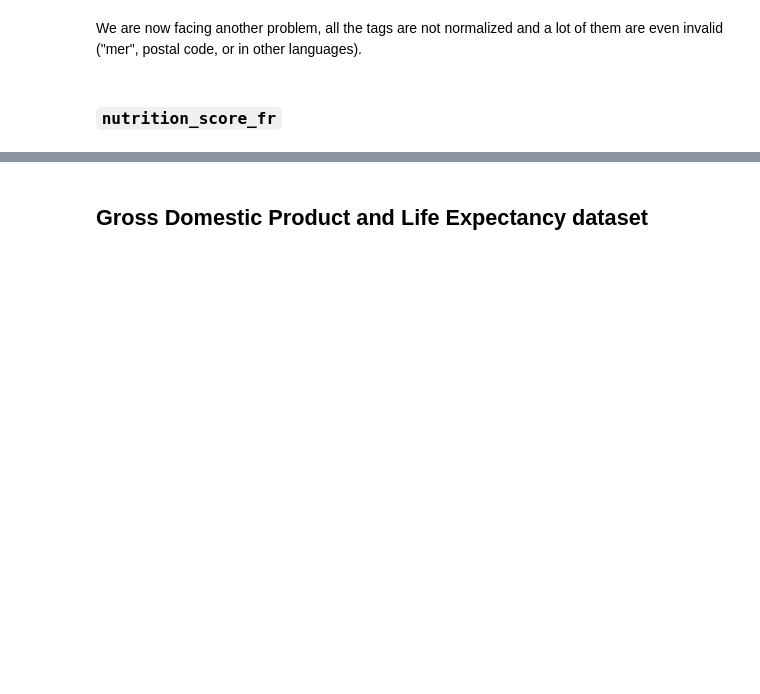
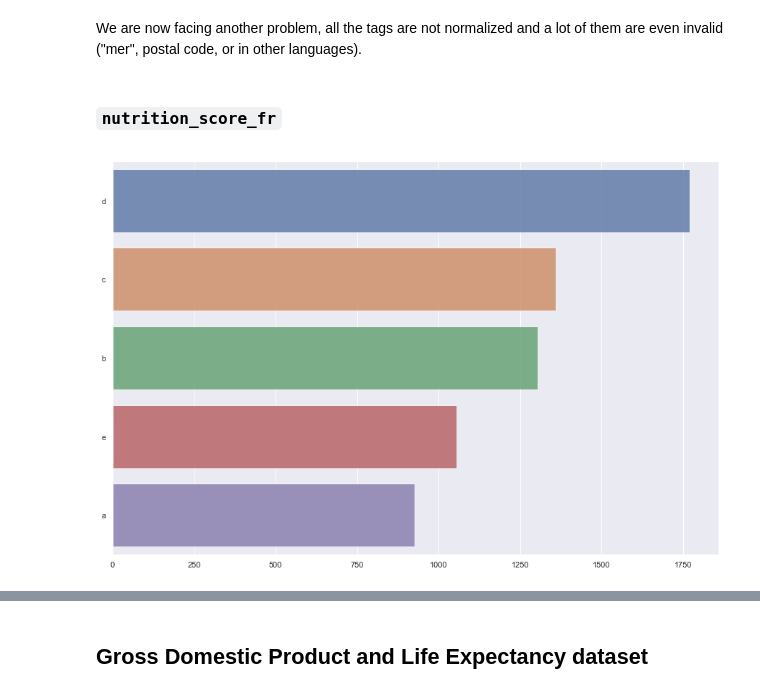
Before and after one commit to coiL10/AdamanTeam, a Jupyter notebook: milestone2.ipynb, the cells around one changed output, grey strips where cells are left out. Saved outputs shown, nothing was run; the diff lists cells and outputs as text; code cells hidden in the pictures; blank space fills up the shorter version.

```diff
--- a/milestone2.ipynb
+++ b/milestone2.ipynb
@@ -267,0 +267,4 @@ We are now facing another problem, all the tags are not normalized and a lot of
+# %%
+print_dis(selected_data.dropna().nutrition_grade_fr)
+# %% [output]
+[figure, added]
```
Also changed, not shown: parts of 35 cells of this notebook.
